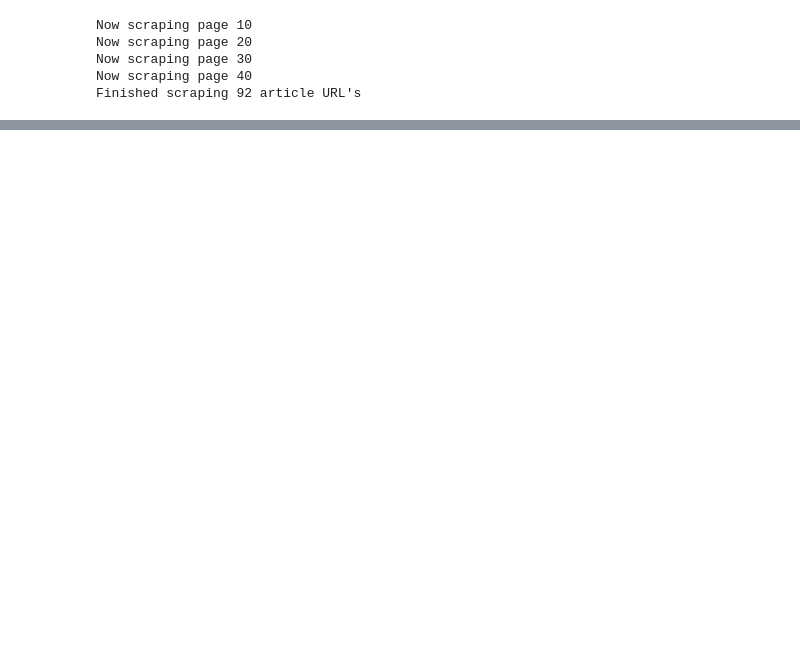
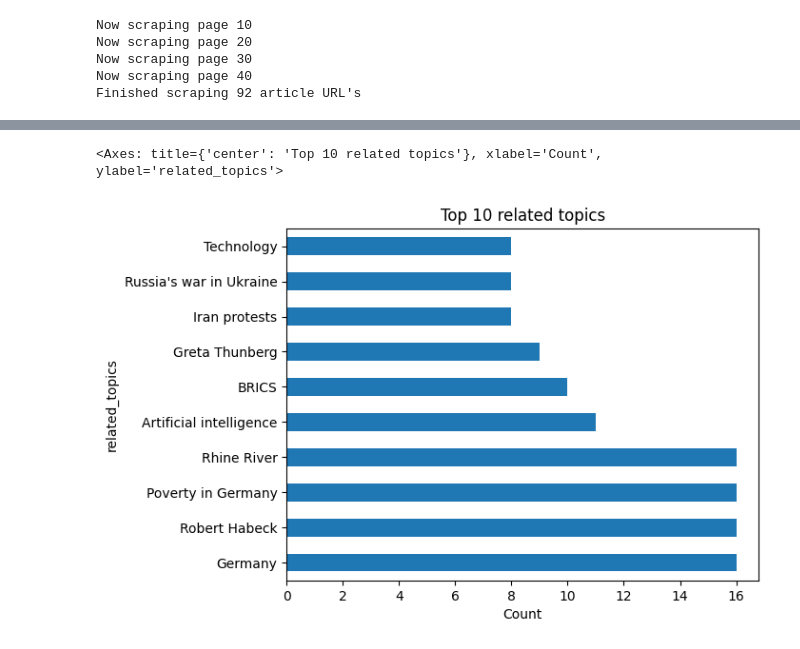
Before and after one commit to MartinDieCooleSocke420/sem2_social_media_analytics, a Jupyter notebook: weekly/01_problemset/experiment.ipynb, the cells around one changed output, grey strips where cells are left out. Saved outputs shown, nothing was run; the diff lists cells and outputs as text; code cells hidden in the pictures; blank space fills up the shorter version.

```diff
--- a/weekly/01_problemset/experiment.ipynb
+++ b/weekly/01_problemset/experiment.ipynb
@@ -349,0 +227,7 @@ Name: related_topics, dtype: object
+# %%
+# display the most used related_topics
+articlesAsDataFrame["related_topics"].explode().value_counts().head(10).plot(
+    title="Top 10 related topics", xlabel="Count", kind="barh")
+# %% [output]
+<Axes: title={'center': 'Top 10 related topics'}, xlabel='Count', ylabel='related_topics'>
+[figure, added]
```
Also changed, not shown: parts of 12 cells of this notebook.
